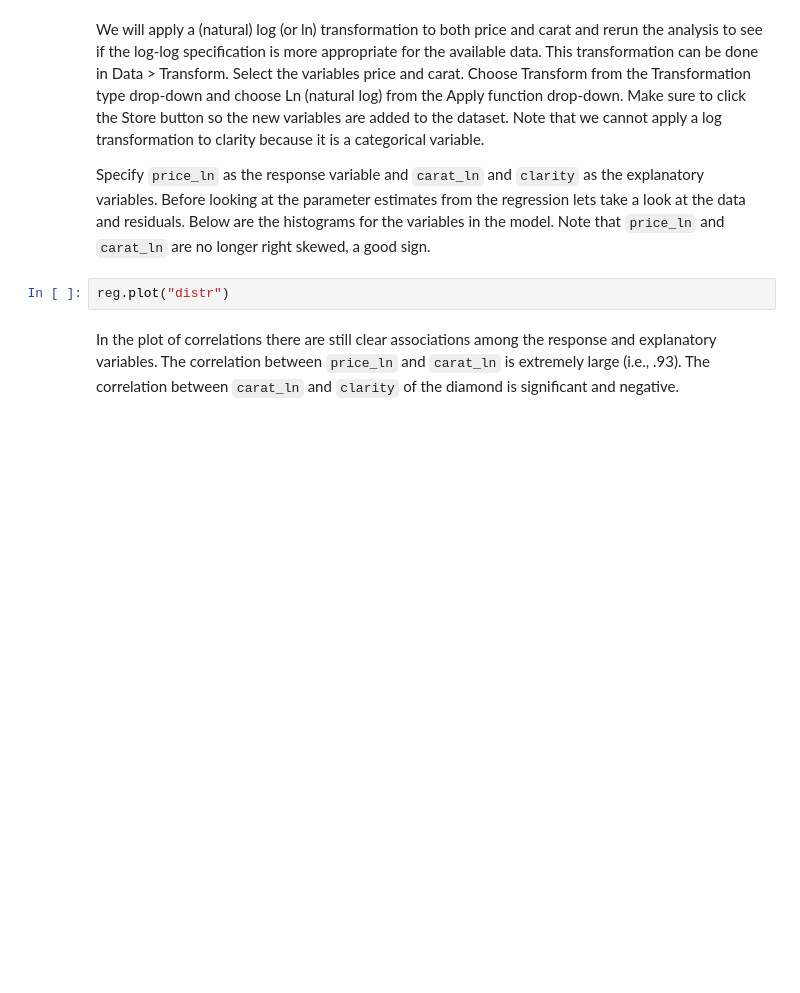
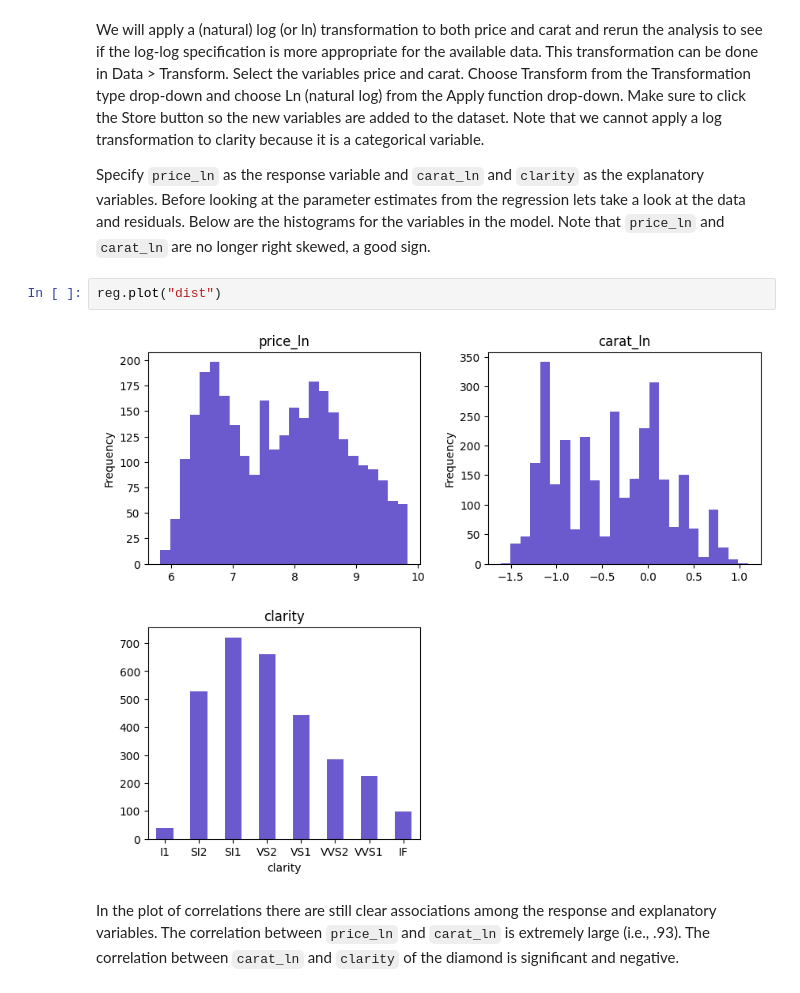
Before and after one commit to vnijs/pyrsm, a Jupyter notebook: examples/model/model-linear-regression.ipynb, the cells around one changed output. Cells and saved outputs as stored; diff of their text form; blank space fills up the shorter version.

```diff
--- a/examples/model/model-linear-regression.ipynb
+++ b/examples/model/model-linear-regression.ipynb
@@ -379,7 +383,9 @@ We will apply a (natural) log (or ln) transformation to both price and carat and
 
 Specify `price_ln` as the response variable and `carat_ln` and `clarity` as the explanatory variables. Before looking at the parameter estimates from the regression lets take a look at the data and residuals. Below are the histograms for the variables in the model. Note that `price_ln` and `carat_ln` are no longer right skewed, a good sign.
 # %%
-reg.plot("distr")
+reg.plot("dist")
+# %% [output]
+[figure, added]
 # %% [markdown]
 In the plot of correlations there are still clear associations among the response and explanatory variables. The correlation between `price_ln` and `carat_ln` is extremely large (i.e., .93). The correlation between `carat_ln` and `clarity` of the diamond is significant and negative.
 # %%
```
Also changed, not shown: parts of 11 cells of this notebook, 5 other files.
